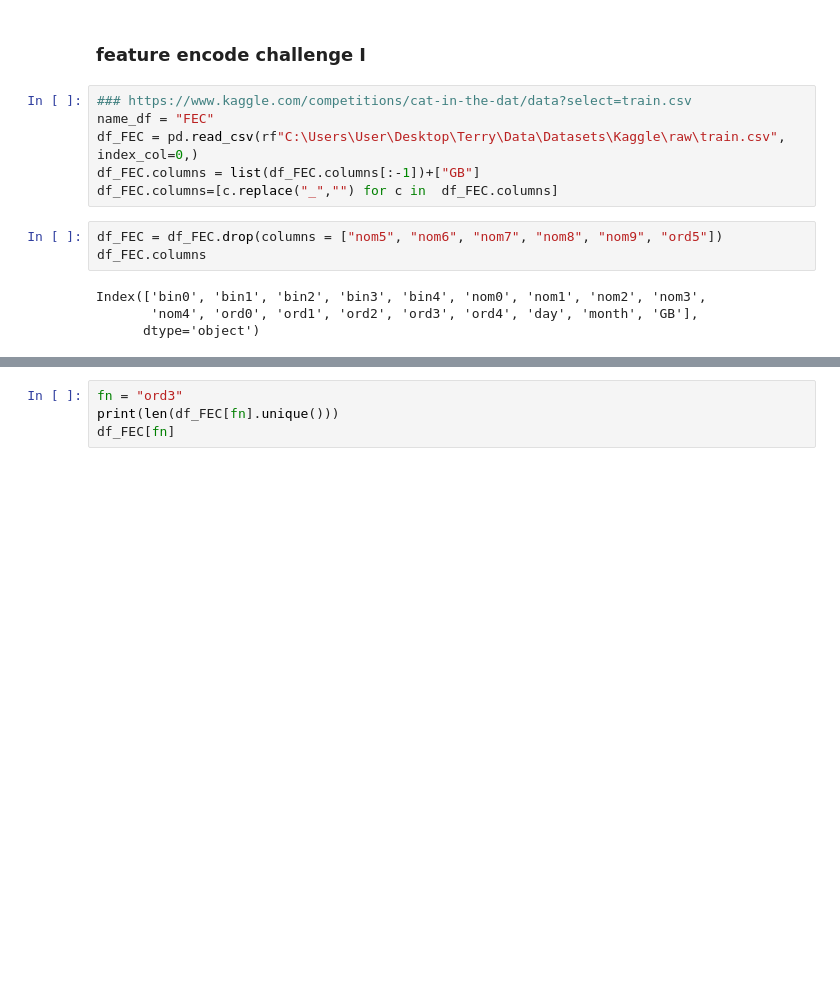
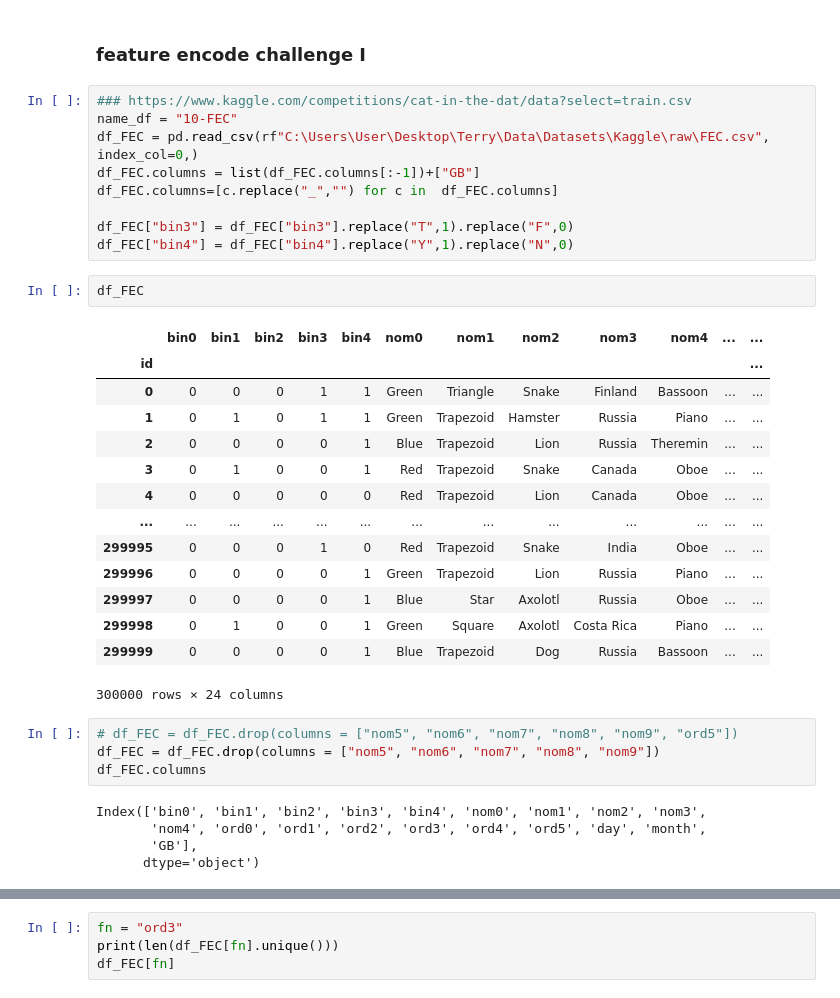
Before and after one commit to R64825/NTUIIE-Research, a Jupyter notebook: code/Dataset/Data cleaning.ipynb, the cells around one changed output, grey strips where cells are left out. Drawn from its saved outputs; the diff is of its cells as text; blank space fills up the shorter version.

```diff
--- a/code/Dataset/Data cleaning.ipynb
+++ b/code/Dataset/Data cleaning.ipynb
@@ -31,15 +31,37 @@ df_auo.to_csv(path_output)
 ### feature encode challenge I
 # %%
 ### https://www.kaggle.com/competitions/cat-in-the-dat/data?select=train.csv
-name_df = "FEC"
-df_FEC = pd.read_csv(rf"C:\Users\User\Desktop\Terry\Data\Datasets\Kaggle\raw\train.csv", index_col=0,)
+name_df = "10-FEC"
+df_FEC = pd.read_csv(rf"C:\Users\User\Desktop\Terry\Data\Datasets\Kaggle\raw\FEC.csv", index_col=0,)
 df_FEC.columns = list(df_FEC.columns[:-1])+["GB"]
 df_FEC.columns=[c.replace("_","") for c in  df_FEC.columns]
+
+df_FEC["bin3"] = df_FEC["bin3"].replace("T",1).replace("F",0)
+df_FEC["bin4"] = df_FEC["bin4"].replace("Y",1).replace("N",0)
+# %%
+df_FEC
+# %% [output]
+|  | bin0 | bin1 | bin2 | bin3 | bin4 | nom0 | nom1 | nom2 | nom3 | nom4 | ... | ... |
+| id |  |  |  |  |  |  |  |  |  |  |  | ... |
+| 0 | 0 | 0 | 0 | 1 | 1 | Green | Triangle | Snake | Finland | Bassoon | ... | ... |
+| 1 | 0 | 1 | 0 | 1 | 1 | Green | Trapezoid | Hamster | Russia | Piano | ... | ... |
+| 2 | 0 | 0 | 0 | 0 | 1 | Blue | Trapezoid | Lion | Russia | Theremin | ... | ... |
+| 3 | 0 | 1 | 0 | 0 | 1 | Red | Trapezoid | Snake | Canada | Oboe | ... | ... |
+| 4 | 0 | 0 | 0 | 0 | 0 | Red | Trapezoid | Lion | Canada | Oboe | ... | ... |
+| ... | ... | ... | ... | ... | ... | ... | ... | ... | ... | ... | ... | ... |
+| 299995 | 0 | 0 | 0 | 1 | 0 | Red | Trapezoid | Snake | India | Oboe | ... | ... |
+| 299996 | 0 | 0 | 0 | 0 | 1 | Green | Trapezoid | Lion | Russia | Piano | ... | ... |
+| 299997 | 0 | 0 | 0 | 0 | 1 | Blue | Star | Axolotl | Russia | Oboe | ... | ... |
+| 299998 | 0 | 1 | 0 | 0 | 1 | Green | Square | Axolotl | Costa Rica | Piano | ... | ... |
+| 299999 | 0 | 0 | 0 | 0 | 1 | Blue | Trapezoid | Dog | Russia | Bassoon | ... | ... |
+300000 rows × 24 columns
 # %%
-df_FEC = df_FEC.drop(columns = ["nom5", "nom6", "nom7", "nom8", "nom9", "ord5"])
+# df_FEC = df_FEC.drop(columns = ["nom5", "nom6", "nom7", "nom8", "nom9", "ord5"])
+df_FEC = df_FEC.drop(columns = ["nom5", "nom6", "nom7", "nom8", "nom9"])
 df_FEC.columns
 # %% [output]
 Index(['bin0', 'bin1', 'bin2', 'bin3', 'bin4', 'nom0', 'nom1', 'nom2', 'nom3',
-       'nom4', 'ord0', 'ord1', 'ord2', 'ord3', 'ord4', 'day', 'month', 'GB'],
+       'nom4', 'ord0', 'ord1', 'ord2', 'ord3', 'ord4', 'ord5', 'day', 'month',
+       'GB'],
       dtype='object')
 # %%
```
Also changed, not shown: parts of 6 cells of this notebook.
